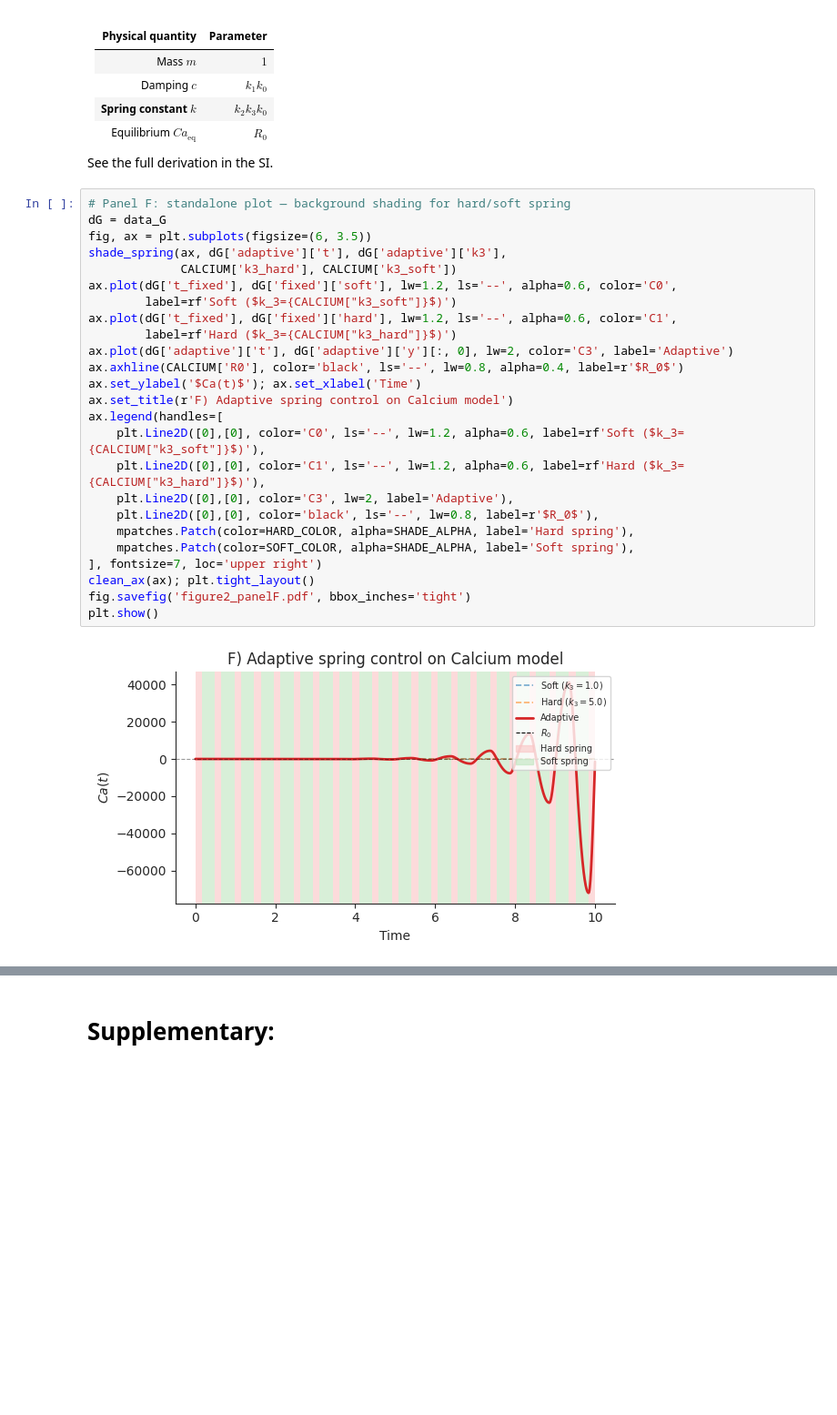
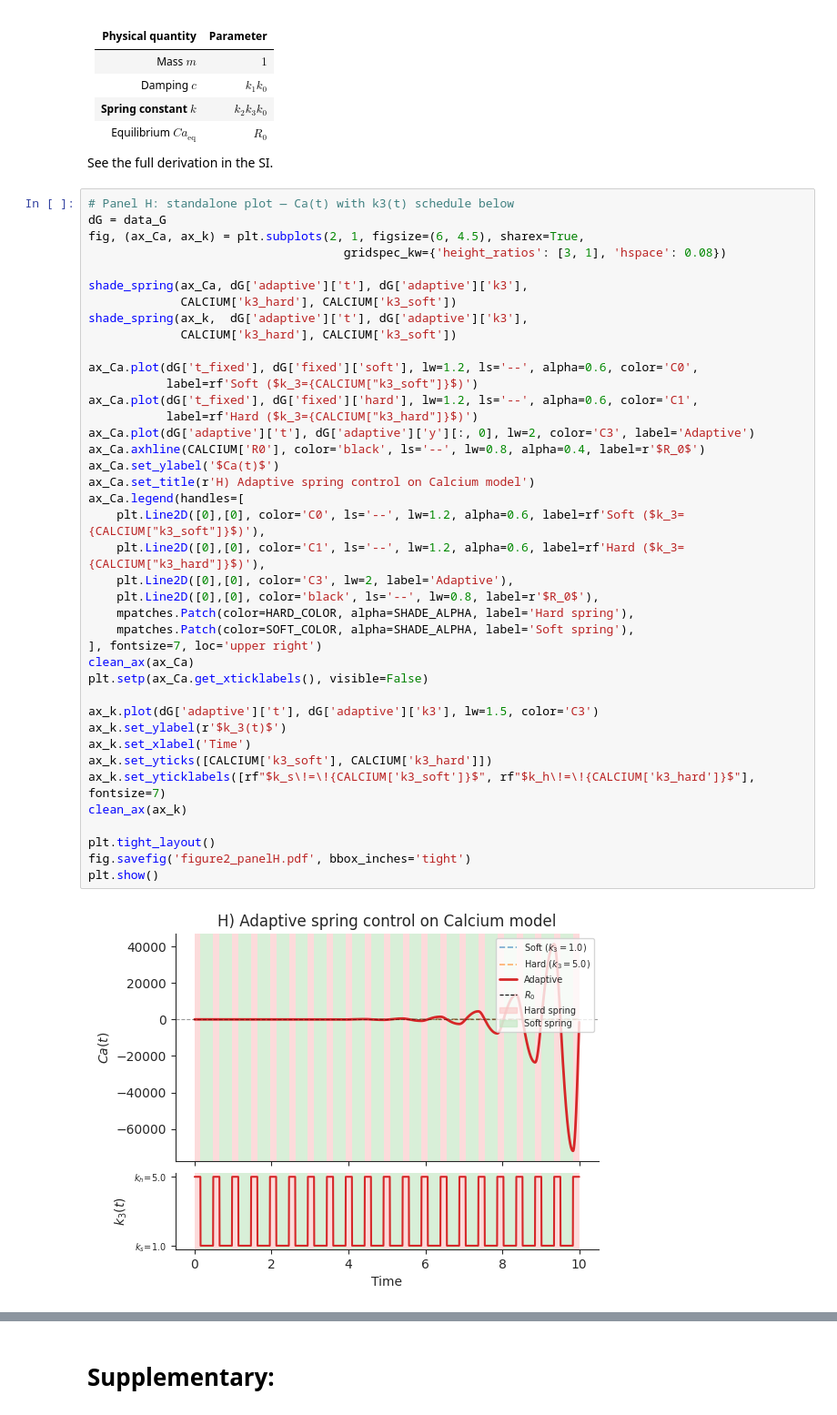
Before and after one commit to Liamir/autodiff-control, a Jupyter notebook: notebooks/figure2.ipynb, the cells around one changed output, grey strips where cells are left out. Shown at 91% size. Drawn from its saved outputs; the diff is of its cells as text; blank space fills up the shorter version.

```diff
--- a/notebooks/figure2.ipynb
+++ b/notebooks/figure2.ipynb
@@ -330,31 +396,46 @@ with:
 
 See the full derivation in the SI.
 # %%
-# Panel F: standalone plot — background shading for hard/soft spring
+# Panel H: standalone plot — Ca(t) with k3(t) schedule below
 dG = data_G
-fig, ax = plt.subplots(figsize=(6, 3.5))
-shade_spring(ax, dG['adaptive']['t'], dG['adaptive']['k3'],
+fig, (ax_Ca, ax_k) = plt.subplots(2, 1, figsize=(6, 4.5), sharex=True,
+                                    gridspec_kw={'height_ratios': [3, 1], 'hspace': 0.08})
+
+shade_spring(ax_Ca, dG['adaptive']['t'], dG['adaptive']['k3'],
              CALCIUM['k3_hard'], CALCIUM['k3_soft'])
-ax.plot(dG['t_fixed'], dG['fixed']['soft'], lw=1.2, ls='--', alpha=0.6, color='C0',
-        label=rf'Soft ($k_3={CALCIUM["k3_soft"]}$)')
-ax.plot(dG['t_fixed'], dG['fixed']['hard'], lw=1.2, ls='--', alpha=0.6, color='C1',
-        label=rf'Hard ($k_3={CALCIUM["k3_hard"]}$)')
-ax.plot(dG['adaptive']['t'], dG['adaptive']['y'][:, 0], lw=2, color='C3', label='Adaptive')
-ax.axhline(CALCIUM['R0'], color='black', ls='--', lw=0.8, alpha=0.4, label=r'$R_0$')
-ax.set_ylabel('$Ca(t)$'); ax.set_xlabel('Time')
-ax.set_title(r'F) Adaptive spring control on Calcium model')
-ax.legend(handles=[
+shade_spring(ax_k,  dG['adaptive']['t'], dG['adaptive']['k3'],
+             CALCIUM['k3_hard'], CALCIUM['k3_soft'])
+
+ax_Ca.plot(dG['t_fixed'], dG['fixed']['soft'], lw=1.2, ls='--', alpha=0.6, color='C0',
+           label=rf'Soft ($k_3={CALCIUM["k3_soft"]}$)')
+ax_Ca.plot(dG['t_fixed'], dG['fixed']['hard'], lw=1.2, ls='--', alpha=0.6, color='C1',
+           label=rf'Hard ($k_3={CALCIUM["k3_hard"]}$)')
+ax_Ca.plot(dG['adaptive']['t'], dG['adaptive']['y'][:, 0], lw=2, color='C3', label='Adaptive')
+ax_Ca.axhline(CALCIUM['R0'], color='black', ls='--', lw=0.8, alpha=0.4, label=r'$R_0$')
+ax_Ca.set_ylabel('$Ca(t)$')
+ax_Ca.set_title(r'H) Adaptive spring control on Calcium model')
+ax_Ca.legend(handles=[
     plt.Line2D([0],[0], color='C0', ls='--', lw=1.2, alpha=0.6, label=rf'Soft ($k_3={CALCIUM["k3_soft"]}$)'),
     plt.Line2D([0],[0], color='C1', ls='--', lw=1.2, alpha=0.6, label=rf'Hard ($k_3={CALCIUM["k3_hard"]}$)'),
     plt.Line2D([0],[0], color='C3', lw=2, label='Adaptive'),
     plt.Line2D([0],[0], color='black', ls='--', lw=0.8, label=r'$R_0$'),
     mpatches.Patch(color=HARD_COLOR, alpha=SHADE_ALPHA, label='Hard spring'),
     mpatches.Patch(color=SOFT_COLOR, alpha=SHADE_ALPHA, label='Soft spring'),
 ], fontsize=7, loc='upper right')
-clean_ax(ax); plt.tight_layout()
-fig.savefig('figure2_panelF.pdf', bbox_inches='tight')
+clean_ax(ax_Ca)
+plt.setp(ax_Ca.get_xticklabels(), visible=False)
+
+ax_k.plot(dG['adaptive']['t'], dG['adaptive']['k3'], lw=1.5, color='C3')
+ax_k.set_ylabel(r'$k_3(t)$')
+ax_k.set_xlabel('Time')
+ax_k.set_yticks([CALCIUM['k3_soft'], CALCIUM['k3_hard']])
+ax_k.set_yticklabels([rf"$k_s\!=\!{CALCIUM['k3_soft']}$", rf"$k_h\!=\!{CALCIUM['k3_hard']}$"], fontsize=7)
+clean_ax(ax_k)
+
+plt.tight_layout()
+fig.savefig('figure2_panelH.pdf', bbox_inches='tight')
 plt.show()
 # %% [output]
-[figure, old version]
+[figure, new version]
 # %%
 # ======================================================================
```
Also changed, not shown: parts of 4 cells of this notebook, 12 other files.
